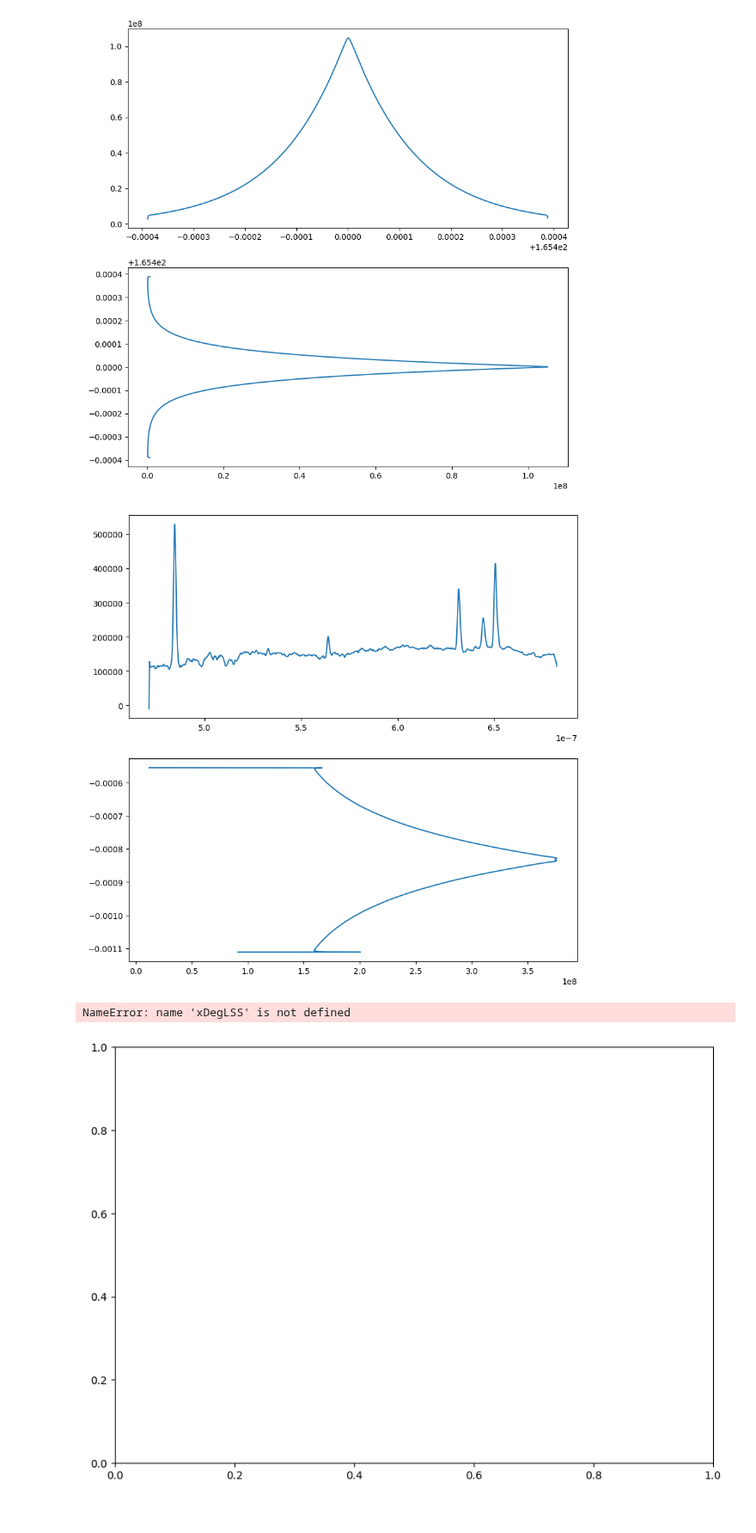
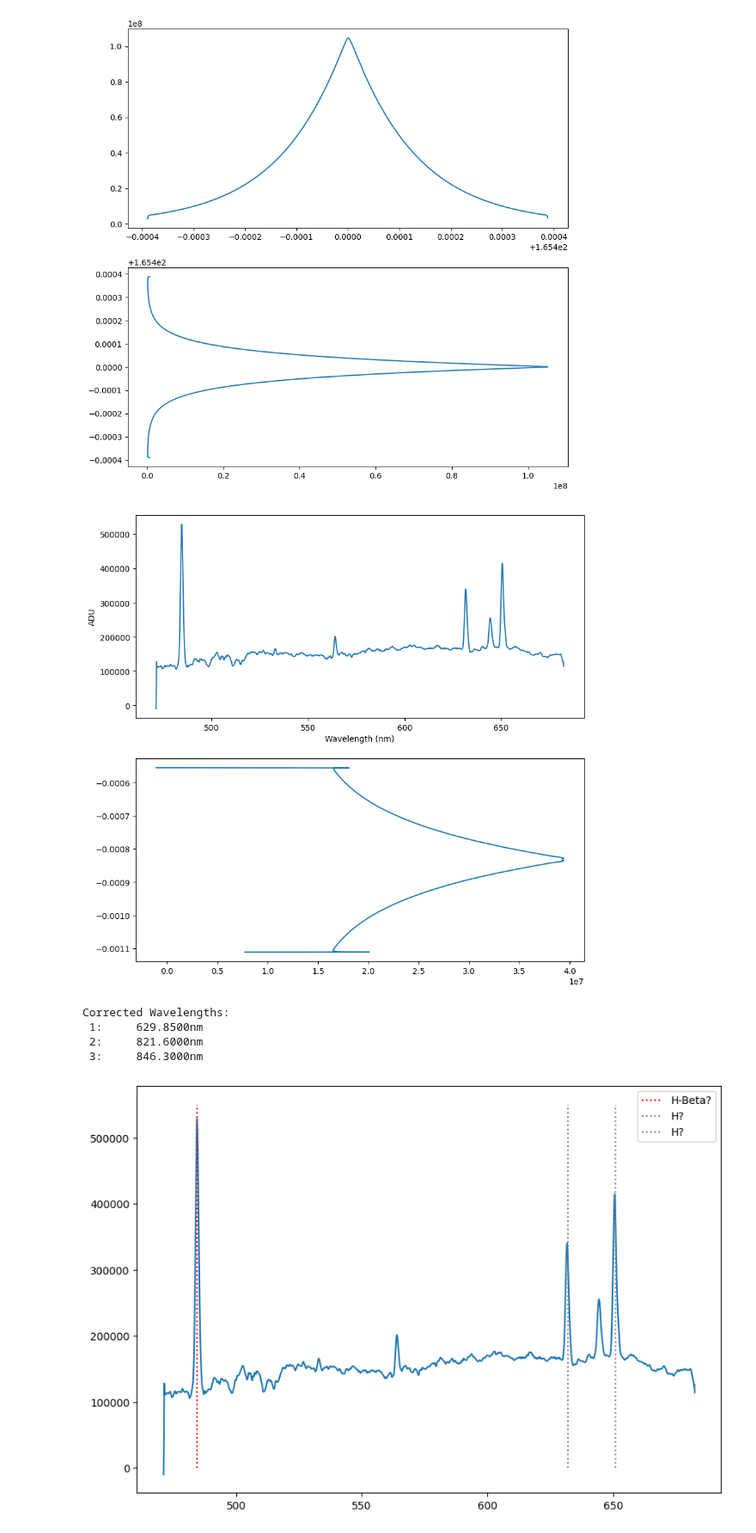
Before and after one commit to B0whunt3r21/AstroPrak, a Jupyter notebook: Galax_Spect/Galax_Spect.ipynb, the cells around one changed output. Shown at 86% size. Cells and saved outputs as stored; diff of their text form; code cells hidden in the pictures.

```diff
--- a/Galax_Spect/Galax_Spect.ipynb
+++ b/Galax_Spect/Galax_Spect.ipynb
@@ -70,55 +69,61 @@ plt.show()
 # %% [output]
 [figure]
 # %%
-delX = (headerLSS['CDELT1'] * u.m)
+delX = (headerLSS['CDELT1'] * u.m).to(u.nm)
 delY = (headerLSS['CDELT2'] * u.arcsec).to(u.deg)
 
-xStartLSS = (headerLSS['CRVAL1'] * u.m)
-xEndLSS = ((xStartLSS + (1799 * delX)) * u.m)
-xMLSS = np.arange(xStartLSS.value, xEndLSS.value, delX.value) * u.m
+xStartLSS = (headerLSS['CRVAL1'] * u.m).to(u.nm)
+xEndLSS = ((xStartLSS + (1799 * delX)) * u.nm)
+xNMLSS = (np.arange(xStartLSS.value, xEndLSS.value + delX.value, delX.value) * u.nm)
 
 yStartLSS = (headerLSS['CRVAL2'] * u.arcsec).to(u.deg)
-yEndLSS = ((yStartLSS.value + (1463 * delY.value)) *u.m)
-yDegLSS = np.arange(yStartLSS.value, yEndLSS.value, delY.value) * u.deg
+yEndLSS = ((yStartLSS.value + (1462 * delY.value)) * u.deg)
+yDegLSS = (np.arange(yStartLSS.value, yEndLSS.value + delY.value, delY.value) * u.deg)
 
 
 fig, axis = plt.subplots(2, 1, figsize=(10, 10))
-axis[0].plot(xMLSS, LSS[900, :])
+axis[0].plot(xNMLSS, LSS[900, :])
+axis[0].set_xlabel('Wavelength (nm)')
+axis[0].set_ylabel('ADU')
 
-flux = np.nansum(LSS, 1)
+flux = np.nansum(LSS[:, 600:800], axis=1)
 axis[1].plot(flux, yDegLSS)
 
 plt.show()
 # %% [output]
-[figure, old version]
+[figure, new version]
 # %%
 #Doppler Correction and Gauss-Fit
 
 Z = 0.3
 
 
-#z = femit/fobs - 1 => fobs = femit/(1+z)
+#z = femit/fobs - 1 => femit = fobs*(1+z)
 def redshiftCorrection(wavelength):
-    return(wavelength / (1+Z))
+    return(wavelength * (1+Z))
 
 
+#Approx redshifted emmision-wavelengths in nm:
+line1 = 484.5
+line2 = 632
+line3 = 651
+
 fig, ax = plt.subplots(1, 1, figsize=(10, 7))
-ax.plot(xDegLSS, LSS[900, :])
-ax.vlines(4.845e-7, 0, 550000, linestyles=':', colors='r', label='H-Beta?')
-ax.vlines(6.32e-7, 0, 550000, linestyles=':', colors='gray', label='H?')
-ax.vlines(6.51e-7, 0, 550000, linestyles=':', colors='grey', label='H?')
+ax.plot(xNMLSS, LSS[900, :])
+ax.vlines(line1, 0, 550000, linestyles=':', colors='r', label='H-Beta?')
+ax.vlines(line2, 0, 550000, linestyles=':', colors='gray', label='H?')
+ax.vlines(line3, 0, 550000, linestyles=':', colors='grey', label='H?')
 ax.legend()
 
-#Approx redshifted emmision-wavelengths in nm:
-line1 = 4.845
-line2 = 6.32
-line3 = 6.51
 
 corrLine1 = redshiftCorrection(line1)
 corrLine2 = redshiftCorrection(line2)
 corrLine3 = redshiftCorrection(line3)
 
-print(corrLine1, corrLine2, corrLine3)
+print(f'Corrected Wavelengths: \n 1:\t{corrLine1:.4f}nm \n 2:\t{corrLine2:.4f}nm \n 3:\t{corrLine3:.4f}nm')
 # %% [output]
-NameError: name 'xDegLSS' is not defined
+Corrected Wavelengths:
+ 1:     629.8500nm
+ 2:     821.6000nm
+ 3:     846.3000nm
-[figure, old version]
+[figure, new version]
```
Also changed, not shown: parts of 3 cells of this notebook, 1 other file.
